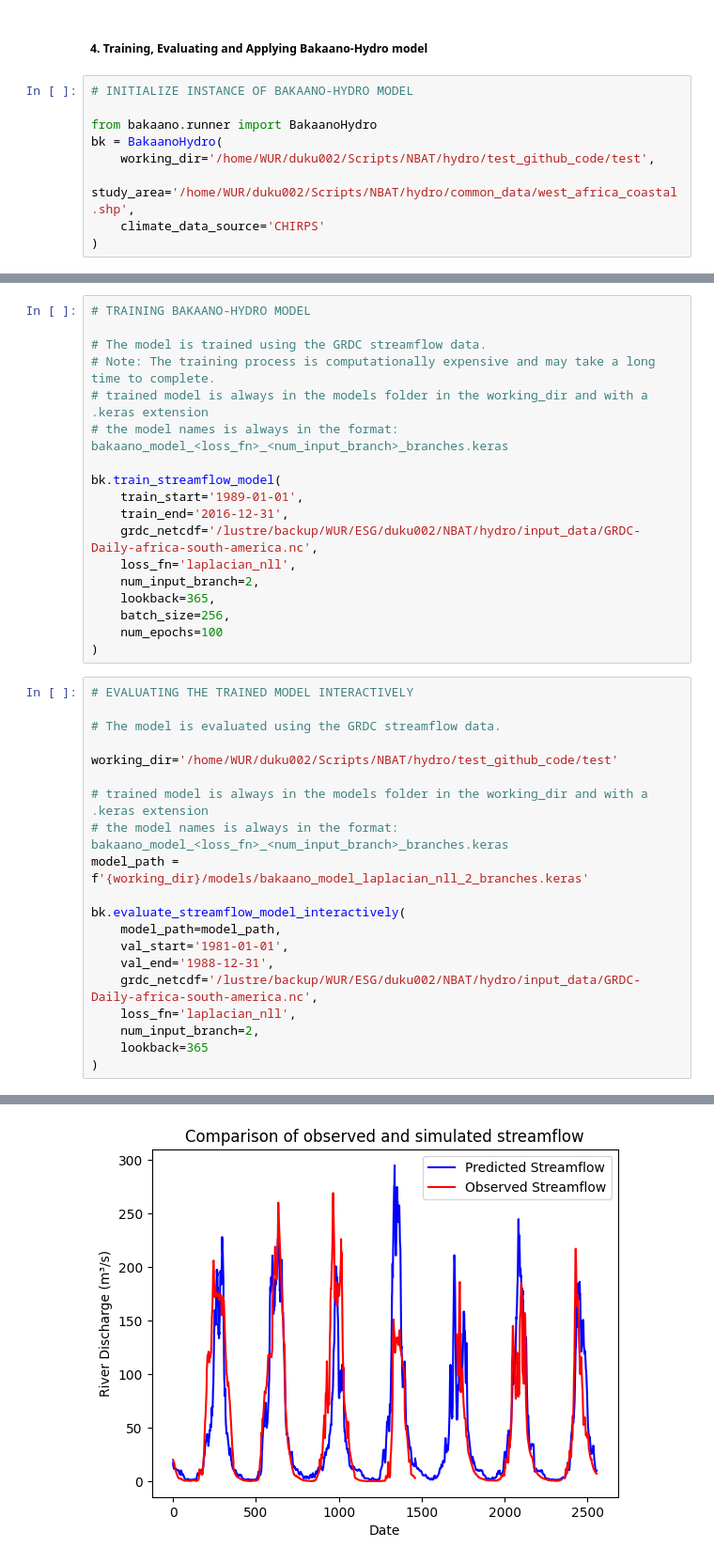
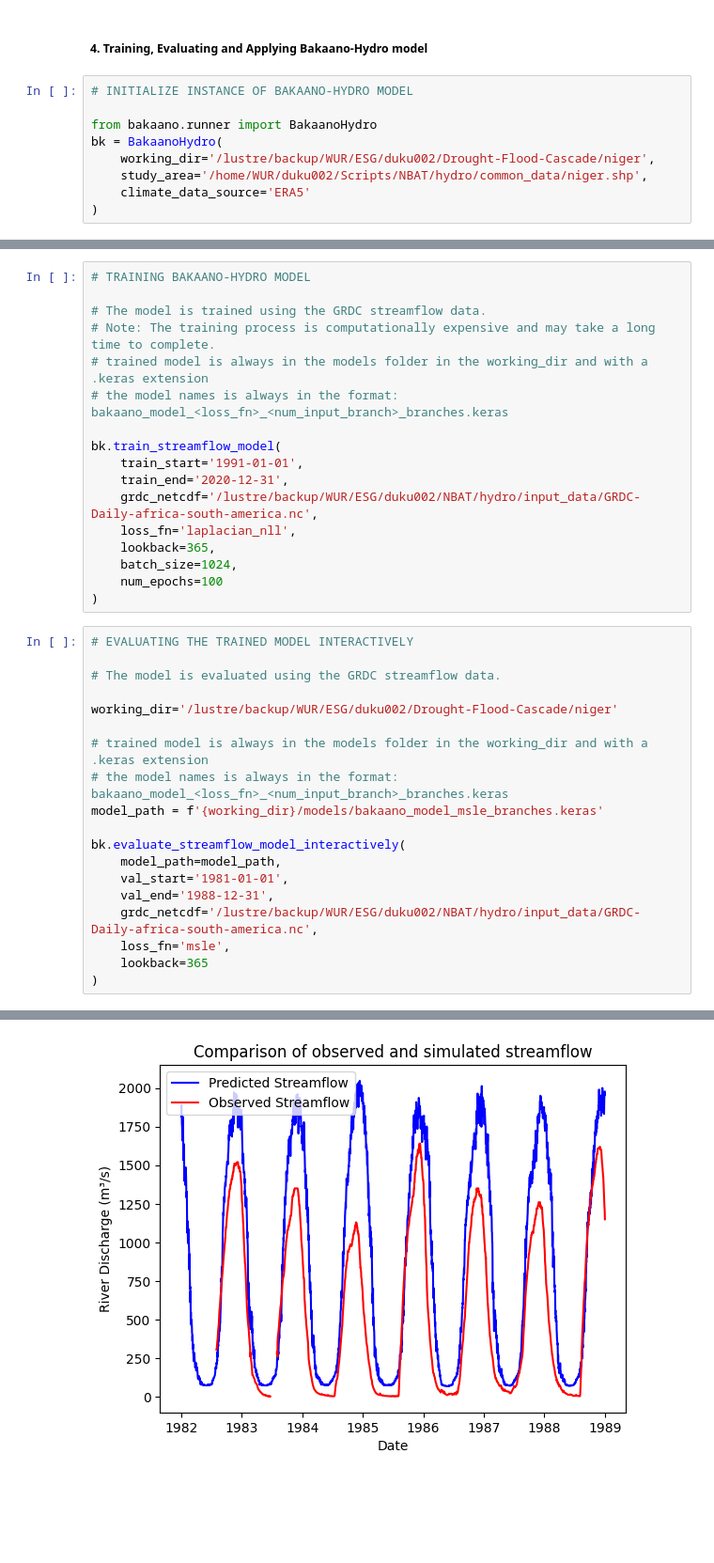
Before and after one commit to confidence-duku/bakaano-hydro, a Jupyter notebook: quick_start.ipynb, the cells around one changed output, grey strips where cells are left out. Shown at 94% size. Cells and saved outputs as stored; diff of their text form; blank space fills up the shorter version.

```diff
--- a/quick_start.ipynb
+++ b/quick_start.ipynb
@@ -159,7 +98,7 @@ Completed. Routed runoff data saved to /home/WUR/duku002/Scripts/NBAT/hydro/test
 
 from bakaano.runner import BakaanoHydro
 bk = BakaanoHydro(
-    working_dir='/home/WUR/duku002/Scripts/NBAT/hydro/test_github_code/test',
-    study_area='/home/WUR/duku002/Scripts/NBAT/hydro/common_data/west_africa_coastal.shp',
-    climate_data_source='CHIRPS'
+    working_dir='/lustre/backup/WUR/ESG/duku002/Drought-Flood-Cascade/niger',
+    study_area='/home/WUR/duku002/Scripts/NBAT/hydro/common_data/niger.shp',
+    climate_data_source='ERA5'
 )
@@ -172,13 +116,12 @@ bk = BakaanoHydro(
 # the model names is always in the format: bakaano_model_<loss_fn>_<num_input_branch>_branches.keras
 
 bk.train_streamflow_model(
-    train_start='1989-01-01',
-    train_end='2016-12-31',
+    train_start='1991-01-01',
+    train_end='2020-12-31',
     grdc_netcdf='/lustre/backup/WUR/ESG/duku002/NBAT/hydro/input_data/GRDC-Daily-africa-south-america.nc',
     loss_fn='laplacian_nll',
-    num_input_branch=2,
     lookback=365,
-    batch_size=256,
+    batch_size=1024,
     num_epochs=100
 )
 # %%
@@ -186,19 +129,18 @@ bk.train_streamflow_model(
 
 # The model is evaluated using the GRDC streamflow data.
 
-working_dir='/home/WUR/duku002/Scripts/NBAT/hydro/test_github_code/test'
+working_dir='/lustre/backup/WUR/ESG/duku002/Drought-Flood-Cascade/niger'
 
 # trained model is always in the models folder in the working_dir and with a .keras extension
 # the model names is always in the format: bakaano_model_<loss_fn>_<num_input_branch>_branches.keras
-model_path = f'{working_dir}/models/bakaano_model_laplacian_nll_2_branches.keras'
+model_path = f'{working_dir}/models/bakaano_model_msle_branches.keras'
 
 bk.evaluate_streamflow_model_interactively(
     model_path=model_path,
     val_start='1981-01-01',
     val_end='1988-12-31',
     grdc_netcdf='/lustre/backup/WUR/ESG/duku002/NBAT/hydro/input_data/GRDC-Daily-africa-south-america.nc',
-    loss_fn='laplacian_nll',
-    num_input_branch=2,
+    loss_fn='msle',
     lookback=365
 )
 # %% [output]
@@ -230,4 +164,4 @@ Kling-Gupta Efficiency (KGE): 0.8254614287603348
-[figure, old version]
+[figure, new version]
 # %%
 # PREDICTING STREAMFLOW USING THE TRAINED MODEL AND STORING AS CSV FILES
 # The model is used to predict streamflow in any location in the study area.
```
Also changed, not shown: parts of 11 cells of this notebook, 9 other files.
